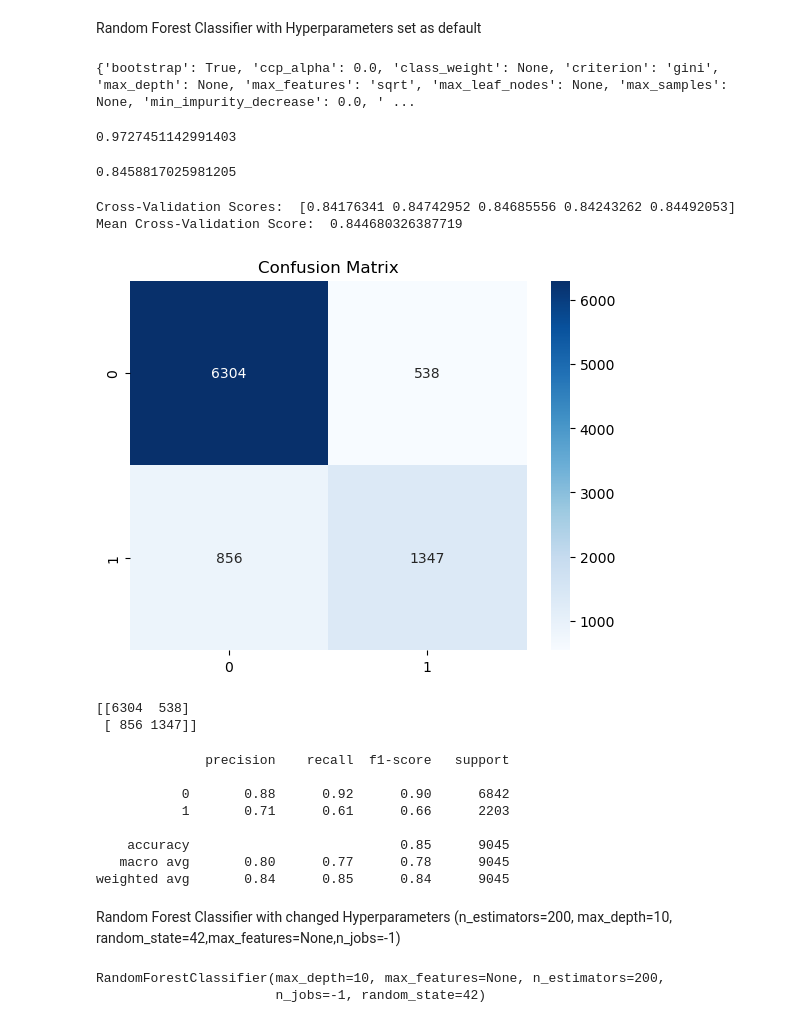
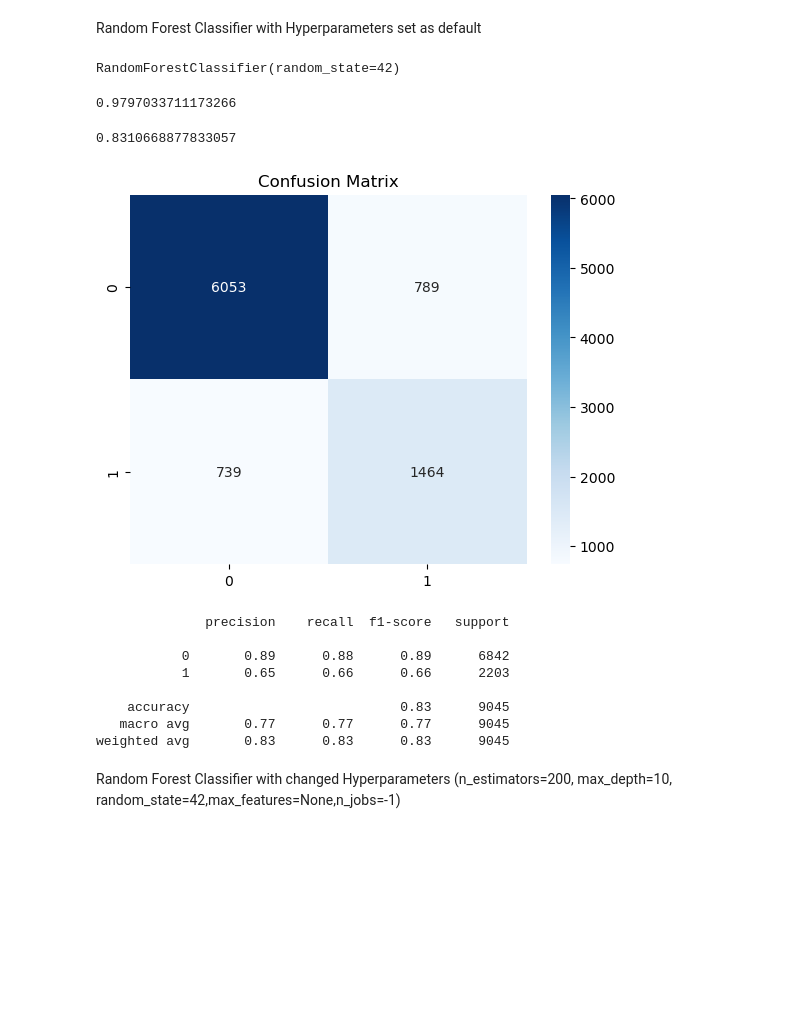
Before and after one commit to vgry5/Predicting-whether-income-exceeds-50K-yr-based-on-census-data, a Jupyter notebook: sol.ipynb, the cells around one changed output. Saved outputs shown, nothing was run; the diff lists cells and outputs as text; code cells hidden in the pictures; blank space fills up the shorter version.

```diff
--- a/sol.ipynb
+++ b/sol.ipynb
@@ -249,6 +253,5 @@ data_f
 | 48841 | 0.479452 | 0.533333 | 0.150242 | 0.0 | 0.397959 | 1 | False | ... |
 45222 rows × 88 columns
 # %%
+data = data_f.drop('income', axis=1)
 target = data_f['income']
-data_f = data_f.drop('income', axis=1)
-data_f
@@ -269,6 +258,7 @@ data_f
 # %%
 from sklearn.model_selection import train_test_split
 from imblearn.over_sampling import SMOTE
-X_train, X_test, y_train, y_test = train_test_split(data_f, target, test_size=0.2, random_state=42)
-# X_train, y_train = SMOTE().fit_resample(X_train, y_train)
+
+x_train, x_test, y_train, y_test = train_test_split(data, target, test_size=0.2, random_state=42)
+x_train, y_train = SMOTE().fit_resample(x_train, y_train)
 # %%
@@ -284,65 +274,38 @@ from sklearn.metrics import classification_report
 from sklearn.metrics import confusion_matrix
 from sklearn.ensemble import RandomForestClassifier
 
-r_forest_Model = RandomForestClassifier()
-r_forest_Model.fit(X_train, y_train)
-print(r_forest_Model.get_params())
+r_forest_Model = RandomForestClassifier(random_state=42)
+r_forest_Model.fit(x_train, y_train)
 # %% [output]
-{'bootstrap': True, 'ccp_alpha': 0.0, 'class_weight': None, 'criterion': 'gini', 'max_depth': None, 'max_features': 'sqrt', 'max_leaf_nodes': None, 'max_samples': None, 'min_impurity_decrease': 0.0, ' ...
+RandomForestClassifier(random_state=42)
 # %%
-r_forest_Model.score(X_train, y_train)
+r_forest_Model.score(x_train, y_train)
 # %% [output]
-0.9727451142991403
+0.9797033711173266
 # %%
-Y_Pred = r_forest_Model.predict(X_test)
-accuracy_score(y_test, Y_Pred)
+y_Pred = r_forest_Model.predict(x_test)
+accuracy_score(y_test, y_Pred)
 # %% [output]
-0.8458817025981205
+0.8310668877833057
-# %%
-from sklearn.model_selection import cross_val_score
-
-CV_S = cross_val_score(r_forest_Model, X_train, y_train, cv=5)
-print("Cross-Validation Scores: ", CV_S)
-print("Mean Cross-Validation Score: ", np.mean(CV_S))
-# %% [output]
-Cross-Validation Scores:  [0.84176341 0.84742952 0.84685556 0.84243262 0.84492053]
-Mean Cross-Validation Score:  0.844680326387719
 # %%
-import seaborn as sns
-
-cm = confusion_matrix(y_test, Y_Pred)
+cm = confusion_matrix(y_test, y_Pred)
 sns.heatmap(cm, annot=True, cmap='Blues', fmt='g')
 plt.xlabel = 'Predicted'
 plt.ylabel = 'Actual'
 plt.title('Confusion Matrix')
 plt.show()
-print (cm)
 # %% [output]
-[figure, old version]
+[figure, new version]
-[[6304  538]
- [ 856 1347]]
 # %%
-print(classification_report(y_test, Y_Pred))
+print(classification_report(y_test, y_Pred))
 # %% [output]
               precision    recall  f1-score   support
 
-           0       0.88      0.92      0.90      6842
-           1       0.71      0.61      0.66      2203
+           0       0.89      0.88      0.89      6842
+           1       0.65      0.66      0.66      2203
 
-    accuracy                           0.85      9045
-   macro avg       0.80      0.77      0.78      9045
-weighted avg       0.84      0.85      0.84      9045
+    accuracy                           0.83      9045
+   macro avg       0.77      0.77      0.77      9045
+weighted avg       0.83      0.83      0.83      9045
 # %% [markdown]
 Random Forest Classifier with changed Hyperparameters (n_estimators=200, max_depth=10, random_state=42,max_features=None,n_jobs=-1)
-# %%
-from sklearn.ensemble import RandomForestClassifier
-from sklearn.metrics import accuracy_score
-from sklearn.metrics import classification_report
-from sklearn.metrics import confusion_matrix
-from sklearn.ensemble import RandomForestClassifier
-
-r_forest_Model_1 = RandomForestClassifier(n_estimators=200, max_depth=10, random_state=42,max_features=None,n_jobs=-1)
-r_forest_Model_1.fit(X_train, y_train)
-# %% [output]
-RandomForestClassifier(max_depth=10, max_features=None, n_estimators=200,
-                       n_jobs=-1, random_state=42)
```
Also changed, not shown: parts of 40 cells of this notebook.
